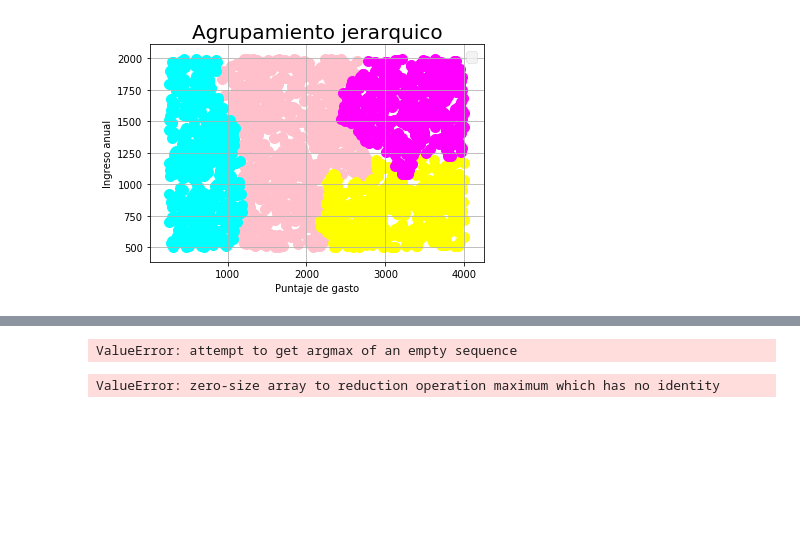
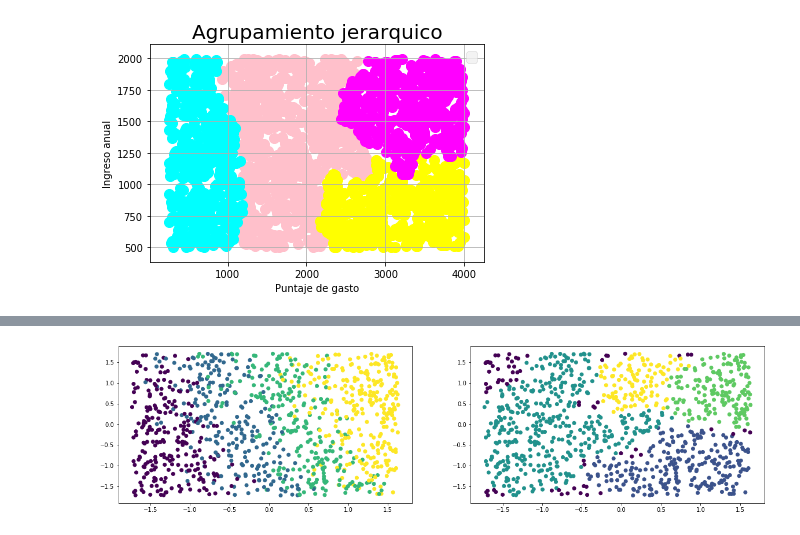
Before and after one commit to jignacioh/ActividadAprendizaNoSupervisado, a Jupyter notebook: telefonos_clasificacion/Celulares.ipynb, the cells around one changed output, grey strips where cells are left out. Drawn from its saved outputs; the diff is of its cells as text; code cells hidden in the pictures; blank space fills up the shorter version.

Commit message:
Agregado DBSCAN

```diff
--- a/telefonos_clasificacion/Celulares.ipynb
+++ b/telefonos_clasificacion/Celulares.ipynb
@@ -294,17 +151,29 @@ def plot_dendrograma_de_mparticiones(mD, mParticiones):
-# %%
-mD = matriz_distancias(Dx, distancia_euclidiana)
-K = 4 # parametro para mostrar una particion
-
-# Usando disimilitud media y el método de separacion de Macnaughton-Smith
-mParticiones = clustering_divisivo(mD, disimilitud_media, separacion_macnaughton_smith)
-print(mParticiones)
-#plot_dendrograma_de_mparticiones(mD, mParticiones)
-#plot_particion_K(Dx, mParticiones, K)
-# %% [output]
-ValueError: attempt to get argmax of an empty sequence
-# %%
-mParticiones = clustering_divisivo(mD, disimilitud_diametro, separacion_Kmeans, Dxglobal=Dx)
-plot_dendrograma_de_mparticiones(mD, mParticiones)
-plot_particion_K(Dx, mParticiones, K)
-# %% [output]
-ValueError: zero-size array to reduction operation maximum which has no identity
+# %%
+np.random.seed(17) # Fijamos una semilla para asegurar la reproducibilidad de la práctica
+
+D = pd.read_csv("https://raw.githubusercontent.com/jignacioh/ActividadAprendizaNoSupervisado/master/telefonos_clasificacion/train.csv")
+n = 1000
+Dx = D[['ram','battery_power']].to_numpy()#D[:,:2]
+Dx = Dx[:n]
+
+Dy = D['price_range'].to_numpy()#D[:,2]
+Dy = Dy[:n]
+
+
+eps = 0.327
+M = 30
+mDistancia = euclidean_distances(Dx)
+Dx = StandardScaler().fit_transform(Dx)
+
+
+Dyp = DBSCAN(eps=eps, min_samples=M).fit(Dx)#agrupamiento_densidad_DBSCAN(mDistancia,eps,M)
+
+
+fig, ax = plt.subplots(1,2,figsize=(20,5))
+ax[0].scatter(Dx[:,0], Dx[:,1], c = Dy)
+ax[1].scatter(Dx[:,0], Dx[:,1], c = Dyp.labels_)
+plt.show()
+# Agregar Espectral
+# Probabilistico
+# %% [output]
+[figure, added]
```
Also changed, not shown: parts of 7 cells of this notebook.
